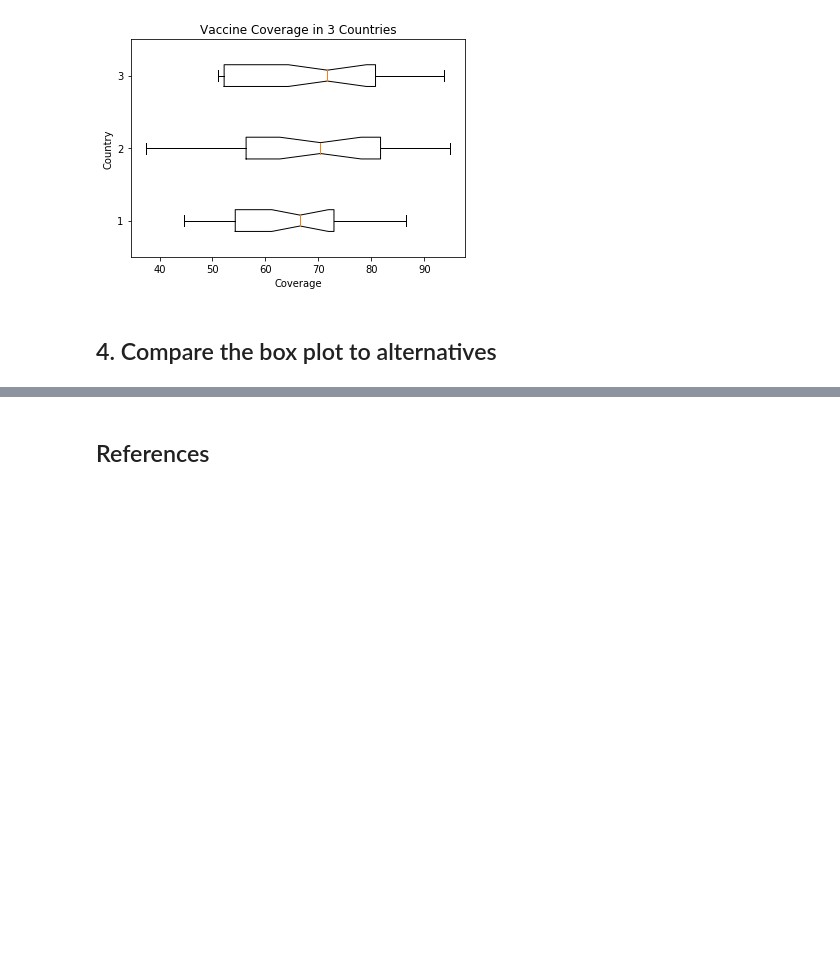
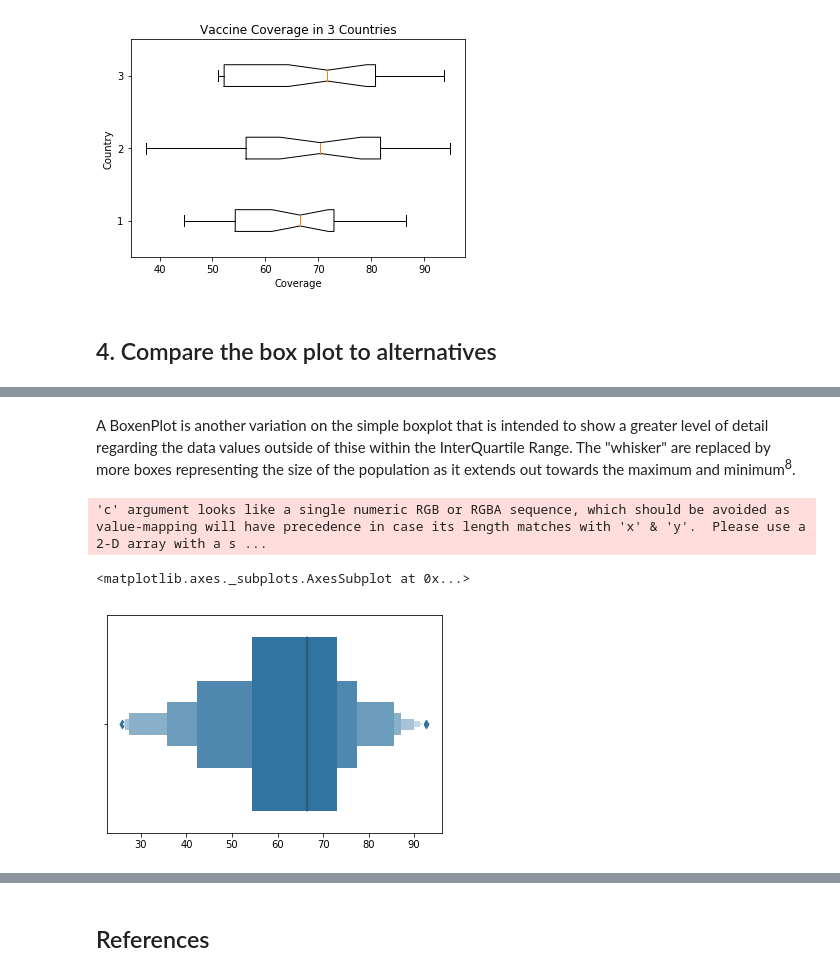
Before and after one commit to eimearbutler7/FundamentalsDA_Project, a Jupyter notebook: FundamentalsDA_Project.ipynb, the cells around one changed output, grey strips where cells are left out. Drawn from its saved outputs; the diff is of its cells as text; code cells hidden in the pictures; blank space fills up the shorter version.

```diff
--- a/FundamentalsDA_Project.ipynb
+++ b/FundamentalsDA_Project.ipynb
@@ -182,0 +230,8 @@ violon plots
+# %% [markdown]
+A BoxenPlot is another variation on the simple boxplot that is intended to show a greater level of detail regarding the data values outside of thise within the InterQuartile Range. The "whisker" are replaced by more boxes representing the size of the population as it extends out towards the maximum and minimum<sup>8</sup>.
+# %%
+sns.boxenplot(c_array) #create boxen plot using Indian vaccine coverage data #source: https://seaborn.pydata.org/generated/seaborn.boxenplot.html
+# %% [output]
+'c' argument looks like a single numeric RGB or RGBA sequence, which should be avoided as value-mapping will have precedence in case its length matches with 'x' & 'y'.  Please use a 2-D array with a s ...
+<matplotlib.axes._subplots.AxesSubplot at 0x...>
+[figure, added]
```
Also changed, not shown: parts of 33 cells of this notebook.
